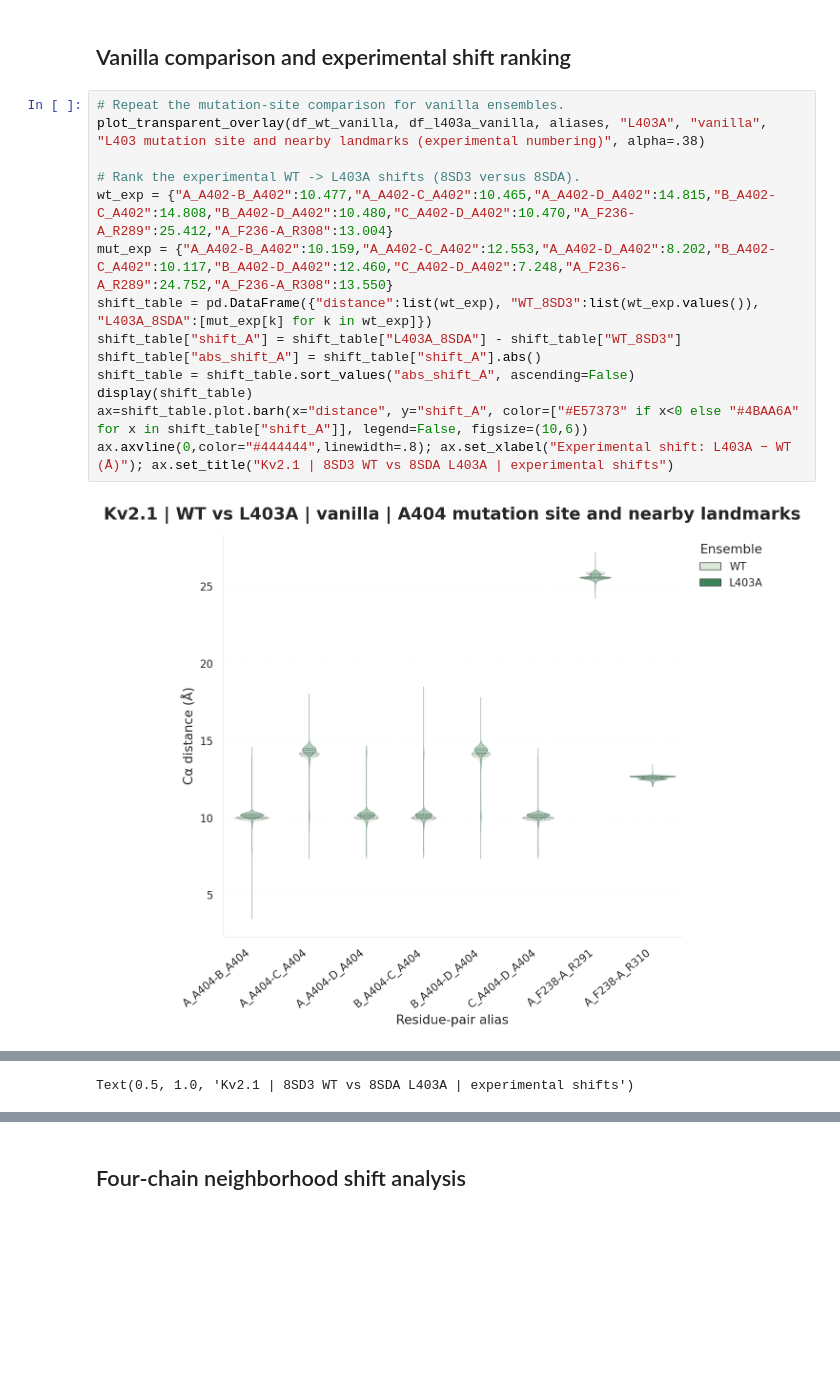
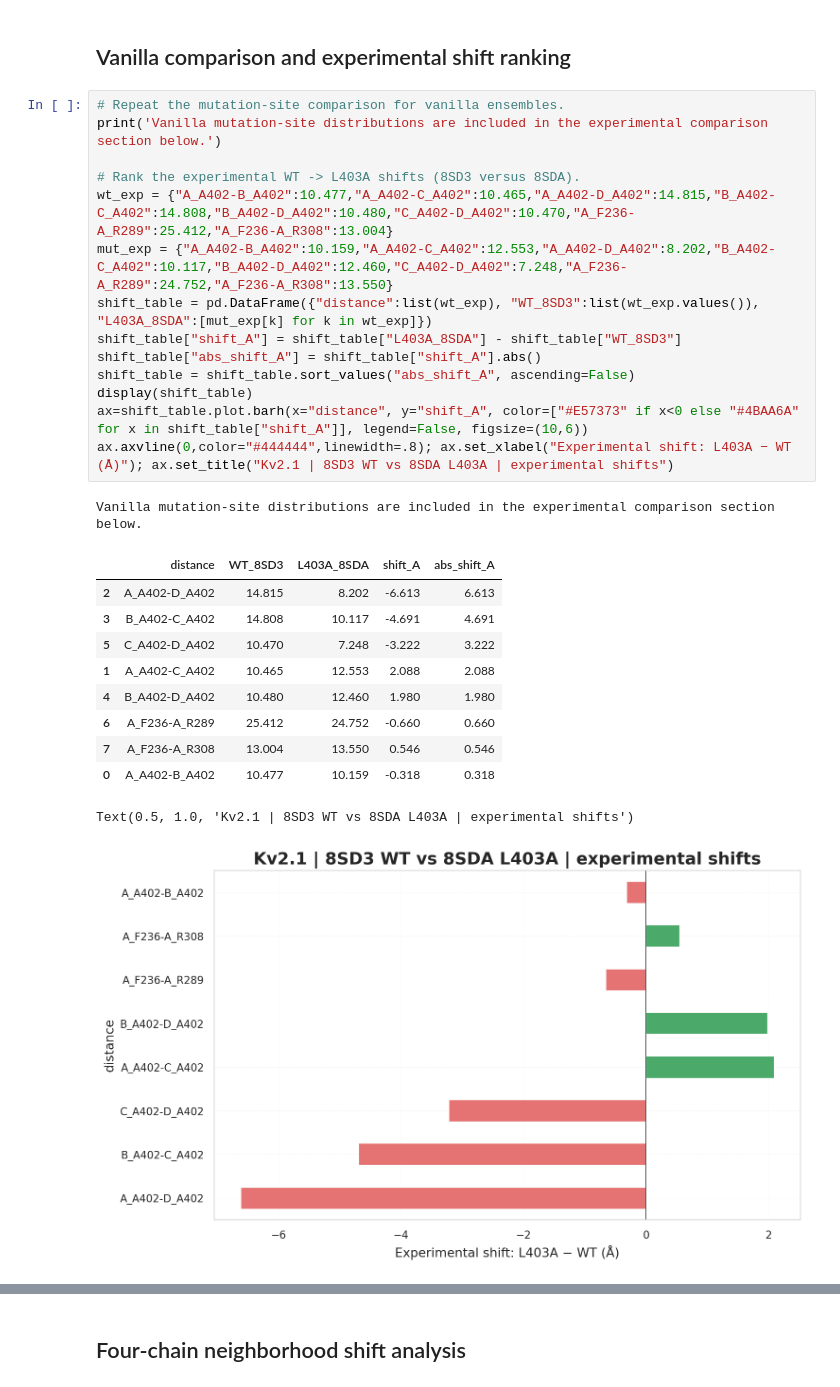
Before and after one commit to adrishg/vgci_mutants, a Jupyter notebook: kv21/Kv21_L403A_mutationSite_analysis.ipynb, the cells around one changed output, grey strips where cells are left out. Saved outputs shown, nothing was run; the diff lists cells and outputs as text; blank space fills up the shorter version.

```diff
--- a/kv21/Kv21_L403A_mutationSite_analysis.ipynb
+++ b/kv21/Kv21_L403A_mutationSite_analysis.ipynb
@@ -52,17 +53,28 @@ Available mutation-site columns: ['A_A404-B_A404', 'A_A404-C_A404', 'A_A404-D_A4
 ## Vanilla comparison and experimental shift ranking
 # %%
 # Repeat the mutation-site comparison for vanilla ensembles.
-plot_transparent_overlay(df_wt_vanilla, df_l403a_vanilla, aliases, "L403A", "vanilla", "L403 mutation site and nearby landmarks (experimental numbering)", alpha=.38)
+print('Vanilla mutation-site distributions are included in the experimental comparison section below.')
 
 # Rank the experimental WT -> L403A shifts (8SD3 versus 8SDA).
 wt_exp = {"A_A402-B_A402":10.477,"A_A402-C_A402":10.465,"A_A402-D_A402":14.815,"B_A402-C_A402":14.808,"B_A402-D_A402":10.480,"C_A402-D_A402":10.470,"A_F236-A_R289":25.412,"A_F236-A_R308":13.004}
 mut_exp = {"A_A402-B_A402":10.159,"A_A402-C_A402":12.553,"A_A402-D_A402":8.202,"B_A402-C_A402":10.117,"B_A402-D_A402":12.460,"C_A402-D_A402":7.248,"A_F236-A_R289":24.752,"A_F236-A_R308":13.550}
 shift_table = pd.DataFrame({"distance":list(wt_exp), "WT_8SD3":list(wt_exp.values()), "L403A_8SDA":[mut_exp[k] for k in wt_exp]})
 shift_table["shift_A"] = shift_table["L403A_8SDA"] - shift_table["WT_8SD3"]
 shift_table["abs_shift_A"] = shift_table["shift_A"].abs()
 shift_table = shift_table.sort_values("abs_shift_A", ascending=False)
 display(shift_table)
 ax=shift_table.plot.barh(x="distance", y="shift_A", color=["#E57373" if x<0 else "#4BAA6A" for x in shift_table["shift_A"]], legend=False, figsize=(10,6))
 ax.axvline(0,color="#444444",linewidth=.8); ax.set_xlabel("Experimental shift: L403A − WT (Å)"); ax.set_title("Kv2.1 | 8SD3 WT vs 8SDA L403A | experimental shifts")
 # %% [output]
+Vanilla mutation-site distributions are included in the experimental comparison section below.
+|  | distance | WT_8SD3 | L403A_8SDA | shift_A | abs_shift_A |
+| 2 | A_A402-D_A402 | 14.815 | 8.202 | -6.613 | 6.613 |
+| 3 | B_A402-C_A402 | 14.808 | 10.117 | -4.691 | 4.691 |
+| 5 | C_A402-D_A402 | 10.470 | 7.248 | -3.222 | 3.222 |
+| 1 | A_A402-C_A402 | 10.465 | 12.553 | 2.088 | 2.088 |
+| 4 | B_A402-D_A402 | 10.480 | 12.460 | 1.980 | 1.980 |
+| 6 | A_F236-A_R289 | 25.412 | 24.752 | -0.660 | 0.660 |
+| 7 | A_F236-A_R308 | 13.004 | 13.550 | 0.546 | 0.546 |
+| 0 | A_A402-B_A402 | 10.477 | 10.159 | -0.318 | 0.318 |
+Text(0.5, 1.0, 'Kv2.1 | 8SD3 WT vs 8SDA L403A | experimental shifts')
-[figure, old version]
+[figure, new version]
@@ -78 +80,0 @@ ax.axvline(0,color="#444444",linewidth=.8); ax.set_xlabel("Experimental shift: L
-Text(0.5, 1.0, 'Kv2.1 | 8SD3 WT vs 8SDA L403A | experimental shifts')
```
Also changed, not shown: parts of 11 cells of this notebook, 37 other files.
